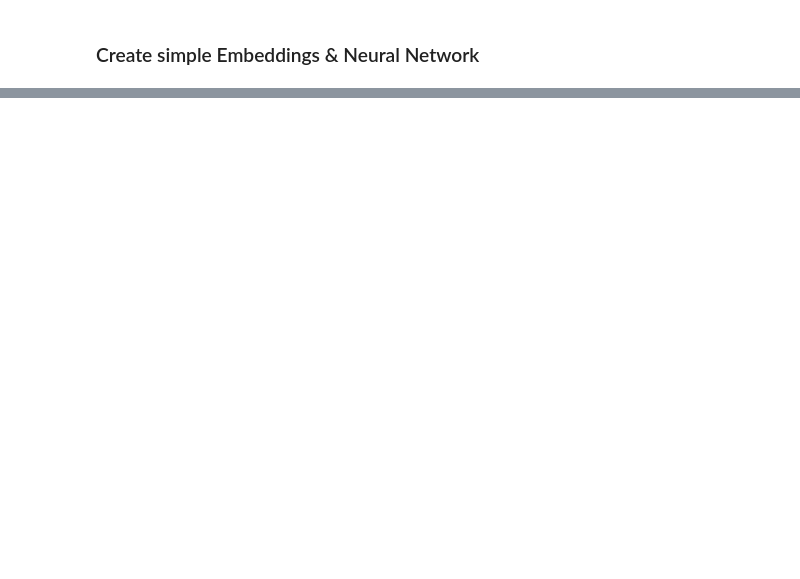
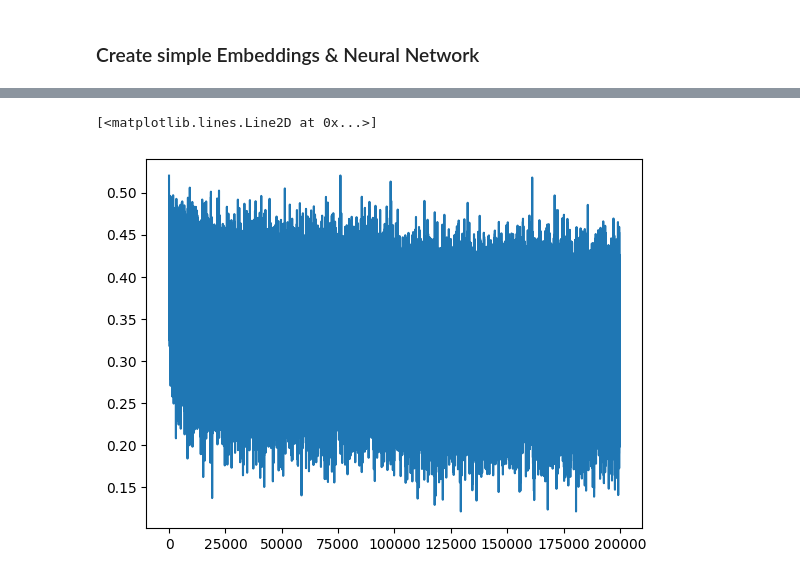
Before and after one commit to nikitakapitan/zero2hero, a Jupyter notebook: notebooks/makemore_mlp2.ipynb, the cells around one changed output, grey strips where cells are left out. Cells and saved outputs as stored; diff of their text form; code cells hidden in the pictures; blank space fills up the shorter version.

```diff
--- a/notebooks/makemore_mlp2.ipynb
+++ b/notebooks/makemore_mlp2.ipynb
@@ -22,3 +22,5 @@ import torch
 import torch.nn.functional as F
 import matplotlib.pyplot as plt
 from sklearn.model_selection import train_test_split
+
+BATCH_NORM = True
@@ -188 +229,6 @@ for epoch in range(2):
+# %%
+plt.plot(loglossi)
+# %% [output]
+[<matplotlib.lines.Line2D at 0x...>]
+[figure, added]
 # %% [markdown]
```
Also changed, not shown: parts of 13 cells of this notebook.
